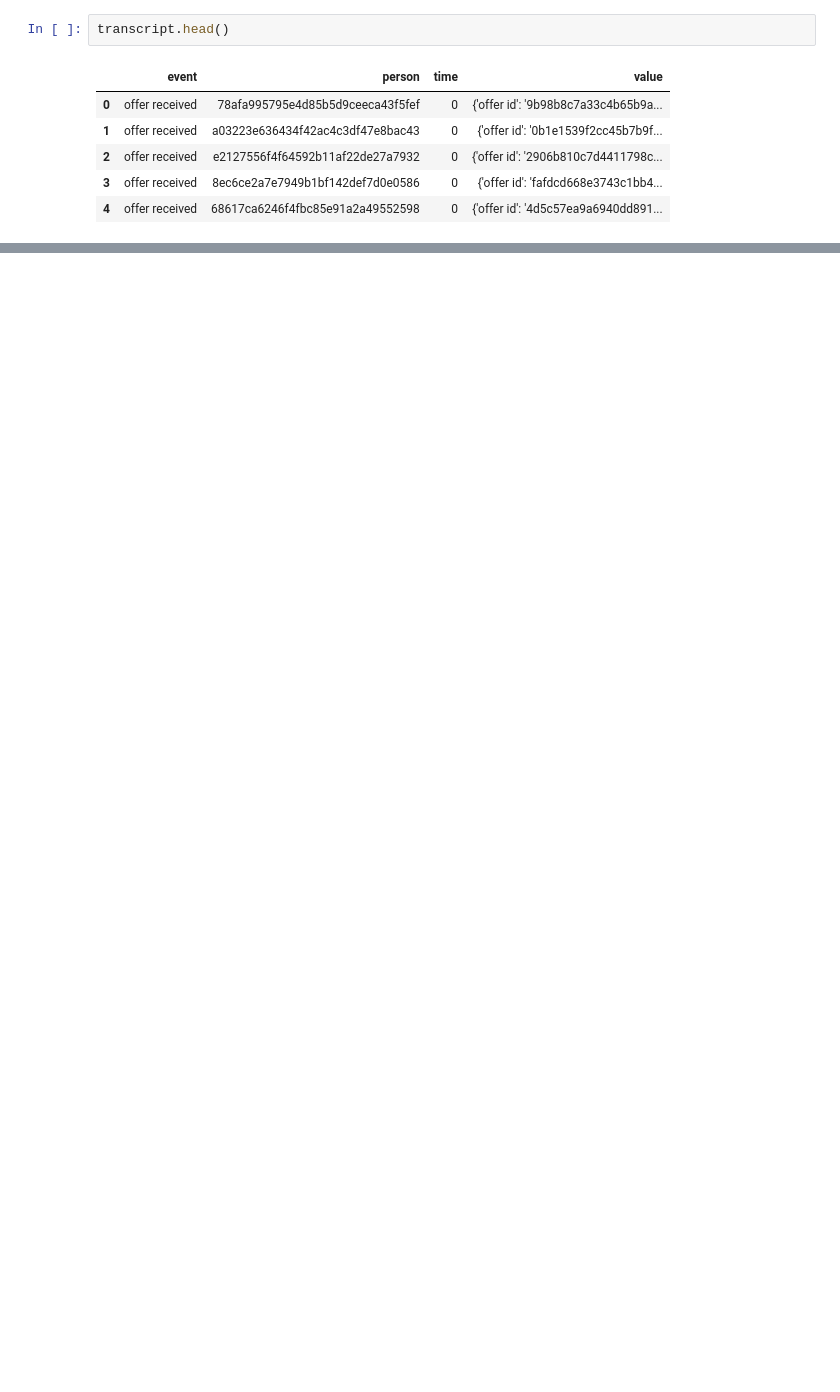
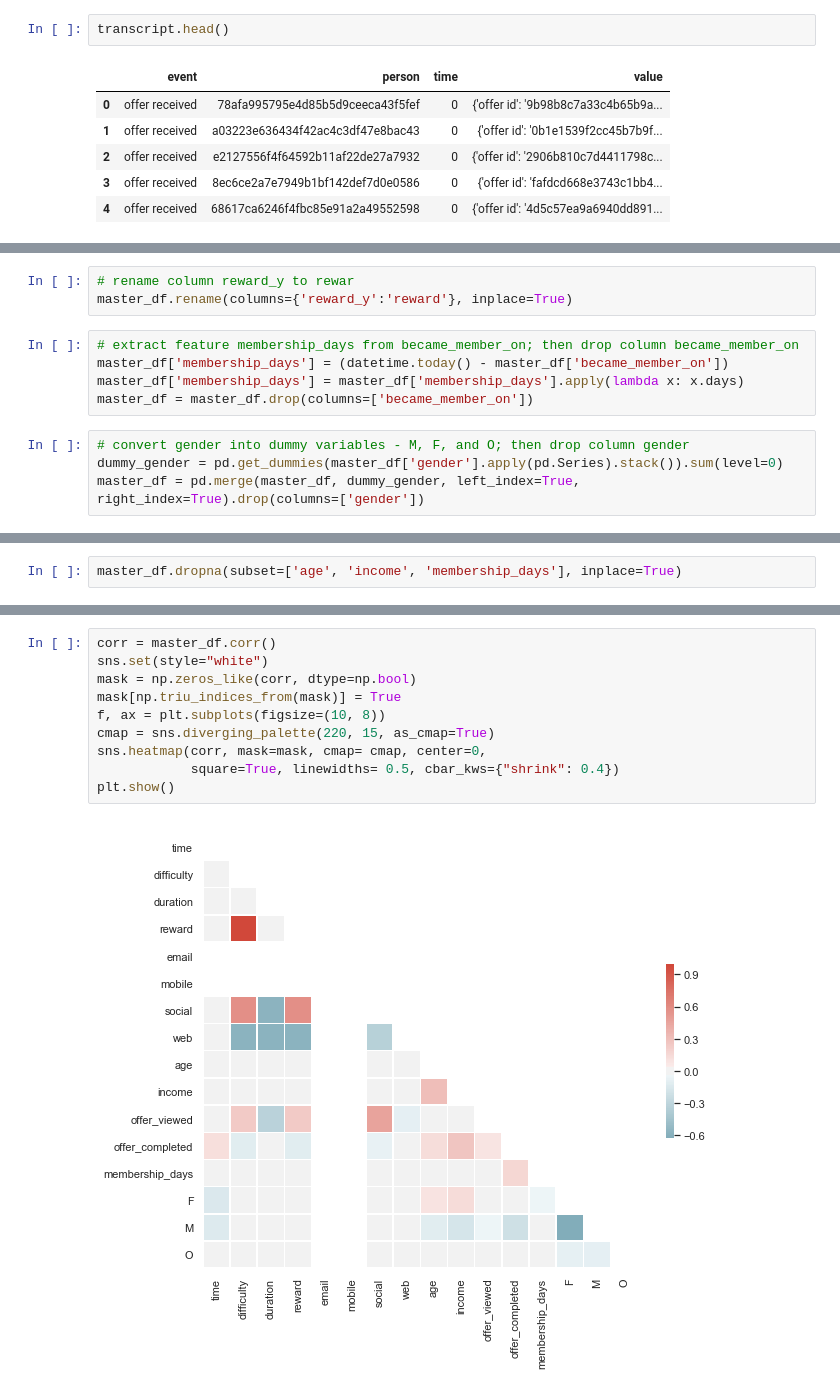
Before and after one commit to michellehsu2018/udacity-starbucks-capstone, a Jupyter notebook: Starbucks_Capstone_notebook.ipynb, the cells around one changed output, grey strips where cells are left out. Cells and saved outputs as stored; diff of their text form; blank space fills up the shorter version.

```diff
--- a/Starbucks_Capstone_notebook.ipynb
+++ b/Starbucks_Capstone_notebook.ipynb
@@ -257,0 +506,12 @@ transcript.head()
+# %%
+# rename column reward_y to rewar
+master_df.rename(columns={'reward_y':'reward'}, inplace=True)
+# %%
+# extract feature membership_days from became_member_on; then drop column became_member_on
+master_df['membership_days'] = (datetime.today() - master_df['became_member_on'])
+master_df['membership_days'] = master_df['membership_days'].apply(lambda x: x.days)
+master_df = master_df.drop(columns=['became_member_on'])
+# %%
+# convert gender into dummy variables - M, F, and O; then drop column gender
+dummy_gender = pd.get_dummies(master_df['gender'].apply(pd.Series).stack()).sum(level=0)
+master_df = pd.merge(master_df, dummy_gender, left_index=True, right_index=True).drop(columns=['gender'])
@@ -257,0 +539,2 @@ transcript.head()
+# %%
+master_df.dropna(subset=['age', 'income', 'membership_days'], inplace=True)
@@ -257,0 +550,12 @@ transcript.head()
+# %%
+corr = master_df.corr()
+sns.set(style="white")
+mask = np.zeros_like(corr, dtype=np.bool)
+mask[np.triu_indices_from(mask)] = True
+f, ax = plt.subplots(figsize=(10, 8))
+cmap = sns.diverging_palette(220, 15, as_cmap=True)
+sns.heatmap(corr, mask=mask, cmap= cmap, center=0,
+            square=True, linewidths= 0.5, cbar_kws={"shrink": 0.4})
+plt.show()
+# %% [output]
+[figure, added]
```
Also changed, not shown: parts of 91 cells of this notebook.
